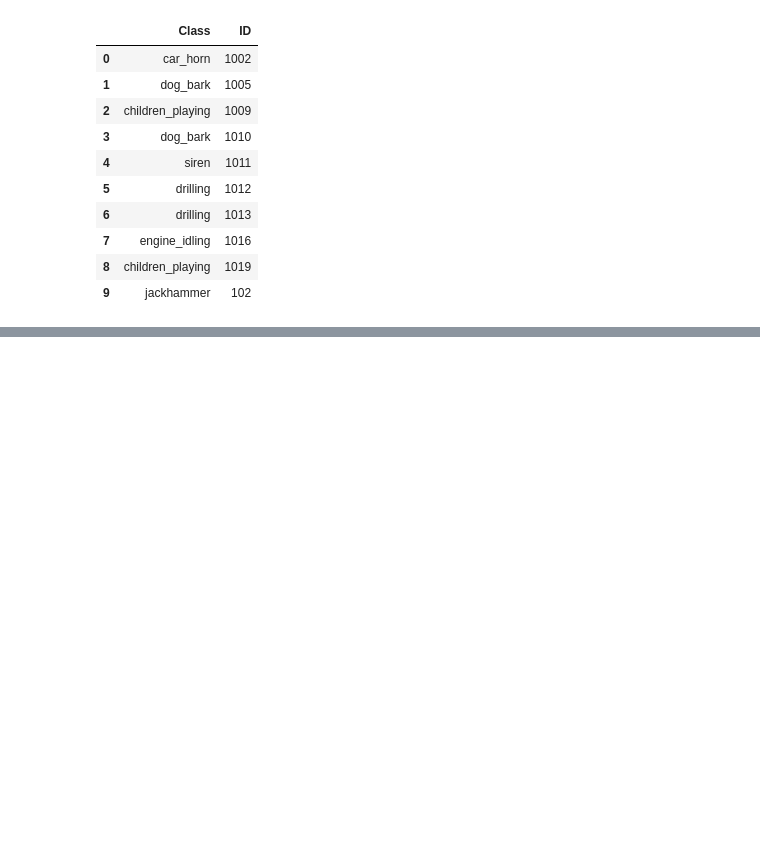
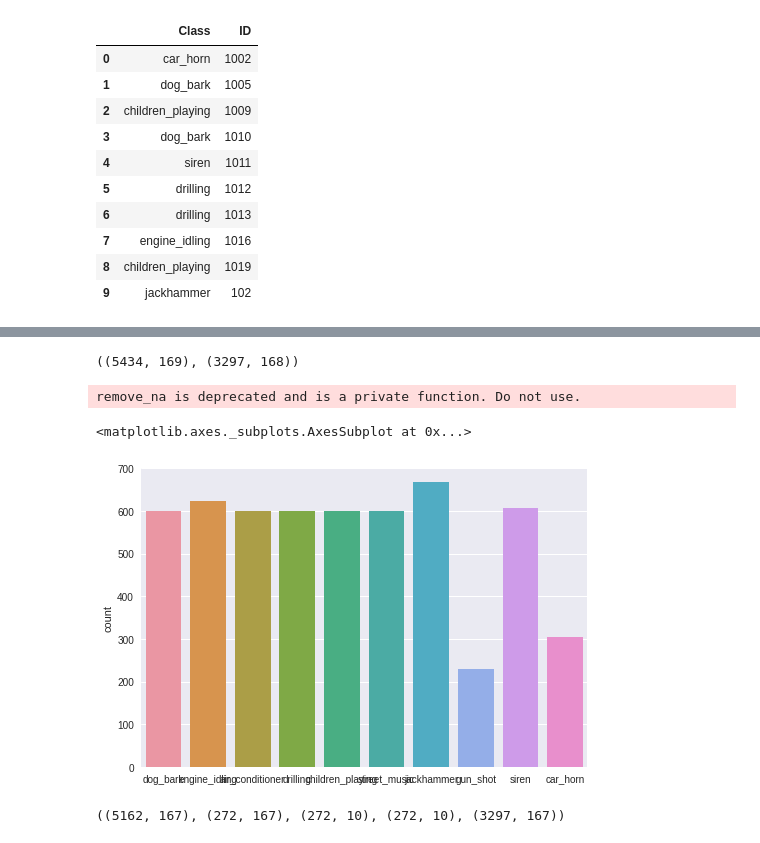
Before and after one commit to olderor/music-classification, a Jupyter notebook: mm_sound_contest.ipynb, the cells around one changed output, grey strips where cells are left out. Saved outputs shown, nothing was run; the diff lists cells and outputs as text; code cells hidden in the pictures; blank space fills up the shorter version.

```diff
--- a/mm_sound_contest.ipynb
+++ b/mm_sound_contest.ipynb
@@ -74,0 +107,7 @@ Fix for 'title' has invalid value inside 'layout'
+# %%
+train_data_file = '/content/drive/My Drive/contest_train.csv'
+test_data_file = '/content/drive/My Drive/contest_test.csv'
+test_out_data_file = '/content/drive/My Drive/contest_test_out.csv'
+
+augmented_train_data_file = '/content/drive/My Drive/contest_aug_train.csv'
+augmented_test_data_file = '/content/drive/My Drive/contest_aug_test.csv'
@@ -517,0 +1005,4 @@ files.download('out.csv')
+# %%
+# train_data_file augmented_train_data_file
+data = skl.utils.shuffle(pd.read_csv(train_data_file), random_state=42)
+data.head()
@@ -517,0 +1021,4 @@ files.download('out.csv')
+# %%
+data.shape, test_data.shape
+# %% [output]
+((5434, 169), (3297, 168))
@@ -517,0 +1027,15 @@ files.download('out.csv')
+# %%
+data = data.drop(['filename'], axis=1)
+test_data = test_data.drop(['filename'], axis=1)
+# %%
+# Encoding the Labels
+genre_list = data.iloc[:, -1]
+encoder = skl.preprocessing.LabelEncoder()
+y = encoder.fit_transform(genre_list)
+y = utils.to_categorical(y)
+# %%
+sns.countplot(np.array(genre_list))
+# %% [output]
+remove_na is deprecated and is a private function. Do not use.
+<matplotlib.axes._subplots.AxesSubplot at 0x...>
+[figure, added]
@@ -517,0 +1056,4 @@ files.download('out.csv')
+# %%
+X_train.shape, X_val.shape, y_val.shape, y_val.shape, X_test.shape
+# %% [output]
+((5162, 167), (272, 167), (272, 10), (272, 10), (3297, 167))
```
Also changed, not shown: parts of 179 cells of this notebook.
